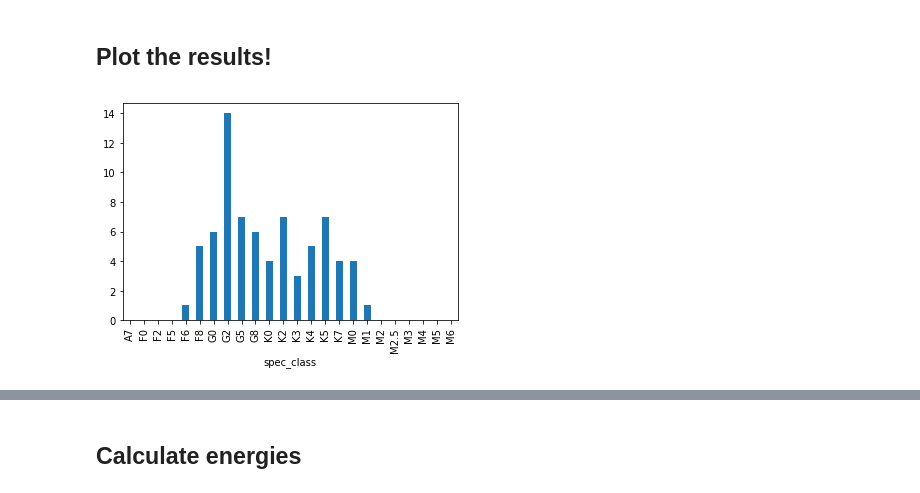
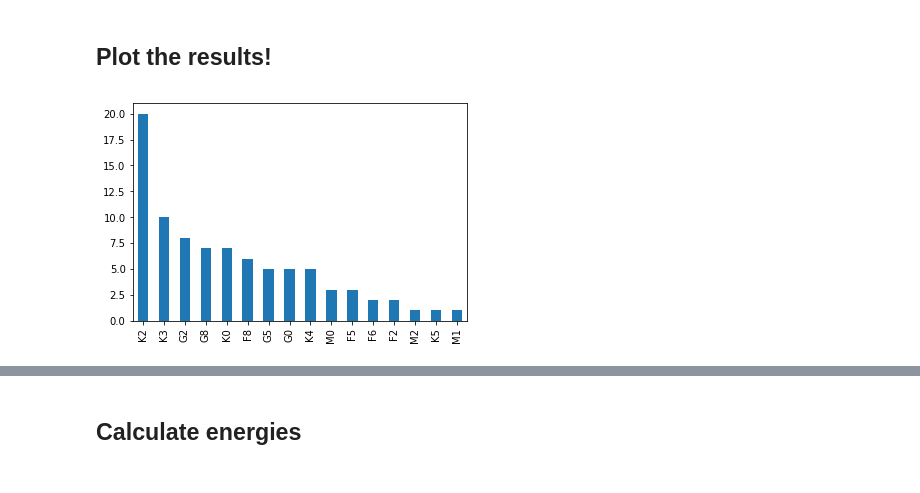
Before and after one commit to ekaterinailin/k2-panstarrs-sampedro, a Jupyter notebook: Energies.ipynb, the cells around one changed output, grey strips where cells are left out. Cells and saved outputs as stored; diff of their text form; code cells hidden in the pictures.

```diff
--- a/Energies.ipynb
+++ b/Energies.ipynb
@@ -269,6 +269,7 @@ def import_params(cluster,basics,debug=False):
 
     params=pd.read_csv(loc)
     params['results']=pd.Series('NaN')
+    params.set_index('EPIC',inplace=True)
 
     if debug == True:
         print('These are the parameters from the matching procedure\n\n{}\n'.format(params.head()))
@@ -277,7 +278,7 @@ def import_params(cluster,basics,debug=False):
 
 def optimize_spec_class_ID(oid,param_dict,tab_spec,debug=False):
 
-    param_dict.set_index('EPIC',inplace=True)
+
     #ID,c_idx = param_dict.ID[oid], param_dict.color_set[oid]
     #c_idx = param_dict.color_set[oid]
     #colors = param_dict[list(param_dict.color_set[oid])].loc[oid]
@@ -304,13 +305,13 @@ cluster_dict = {'M67':['M67','M67', 15, 4.0],
                }
 
 #calculate distance modulus for cluster
-cluster = 'M67'
+cluster = 'M44'
 params, basics = import_params(cluster, cluster_dict[cluster],debug=True)
 DM = lambda x: 5.*np.log10(float(x))-5.
 dm = DM(basics[3])
 global dm
 
-optimize_spec_class_ID(211395699,params,tab_spec,debug=False)
+#optimize_spec_class_ID(211395699,params,tab_spec,debug=False)
 # %% [output]
 These are the parameters from the matching procedure
 
@@ -344,14 +355,14 @@ See the caveats in the documentation: http://pandas.pydata.org/pandas-docs/stabl
 # %%
 %matplotlib inline
 
 counts = specs.results.value_counts()
-y = counts[x][11:]
+y = counts[:]
 
 plot = y.plot(kind = 'bar')
 fig = plot.get_figure()
 fig.savefig('docs/{}/{}_spec_Kp.jpg'.format(cluster,cluster),dpi=300)
 # %% [output]
-[figure, old version]
+[figure, new version]
 # %%
 #%matplotlib inline
 
```
Also changed, not shown: parts of 6 cells of this notebook, 3 other files.
